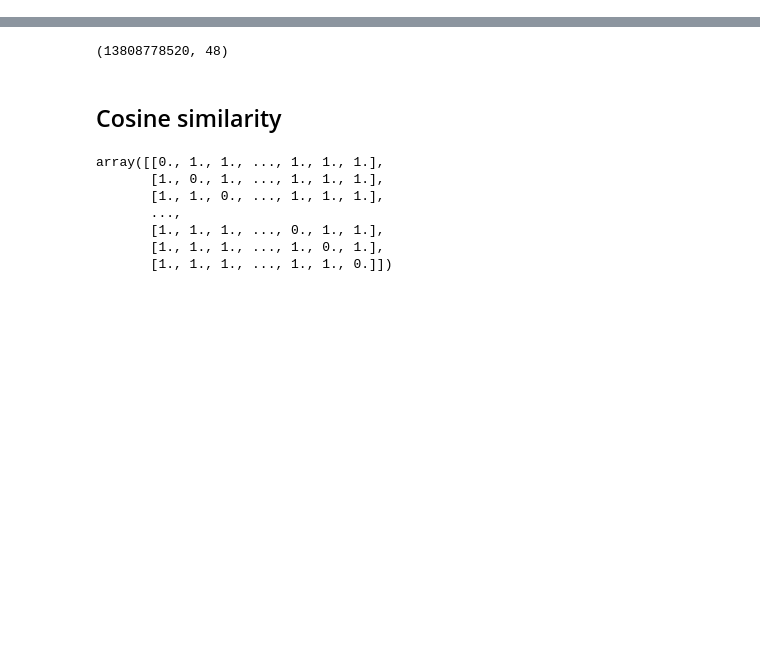
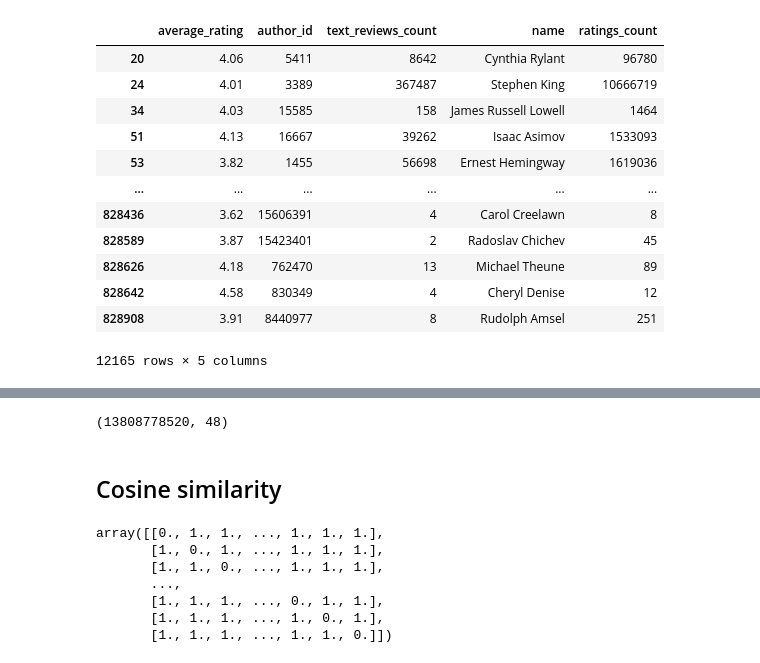
Before and after one commit to ninamamaeva/recommendation_engine, a Jupyter notebook: Untitled.ipynb, the cells around one changed output, grey strips where cells are left out. Saved outputs shown, nothing was run; the diff lists cells and outputs as text; code cells hidden in the pictures; blank space fills up the shorter version.

```diff
--- a/Untitled.ipynb
+++ b/Untitled.ipynb
@@ -34,7 +23,7 @@ poetry_1.head(20)
 # %%
 for index in poetry_1.index:
     author_id = poetry_1['authors'][index][0]['author_id']
-    poetry_1['authors'][index] = author_id
+    poetry_1['authors'][index] = int(author_id)
 
 poetry_1.head()
 # %% [output]
@@ -54,0 +42,4 @@ poetry_1['description'][4]
+# %%
+# AUTHORS:
+df_aut = pd.read_json('./Dataset/goodreads_book_authors.json', lines=True)
+df_aut.head()
@@ -54,0 +53,17 @@ poetry_1['description'][4]
+# %%
+# See if the authors in our poetry df are in the authors df:
+df_aut[df_aut['author_id'].isin(poetry_1['authors'])]
+# %% [output]
+|  | average_rating | author_id | text_reviews_count | name | ratings_count |
+| 20 | 4.06 | 5411 | 8642 | Cynthia Rylant | 96780 |
+| 24 | 4.01 | 3389 | 367487 | Stephen King | 10666719 |
+| 34 | 4.03 | 15585 | 158 | James Russell Lowell | 1464 |
+| 51 | 4.13 | 16667 | 39262 | Isaac Asimov | 1533093 |
+| 53 | 3.82 | 1455 | 56698 | Ernest Hemingway | 1619036 |
+| ... | ... | ... | ... | ... | ... |
+| 828436 | 3.62 | 15606391 | 4 | Carol Creelawn | 8 |
+| 828589 | 3.87 | 15423401 | 2 | Radoslav Chichev | 45 |
+| 828626 | 4.18 | 762470 | 13 | Michael Theune | 89 |
+| 828642 | 4.58 | 830349 | 4 | Cheryl Denise | 12 |
+| 828908 | 3.91 | 8440977 | 8 | Rudolph Amsel | 251 |
+12165 rows × 5 columns
```
Also changed, not shown: parts of 9 cells of this notebook.
